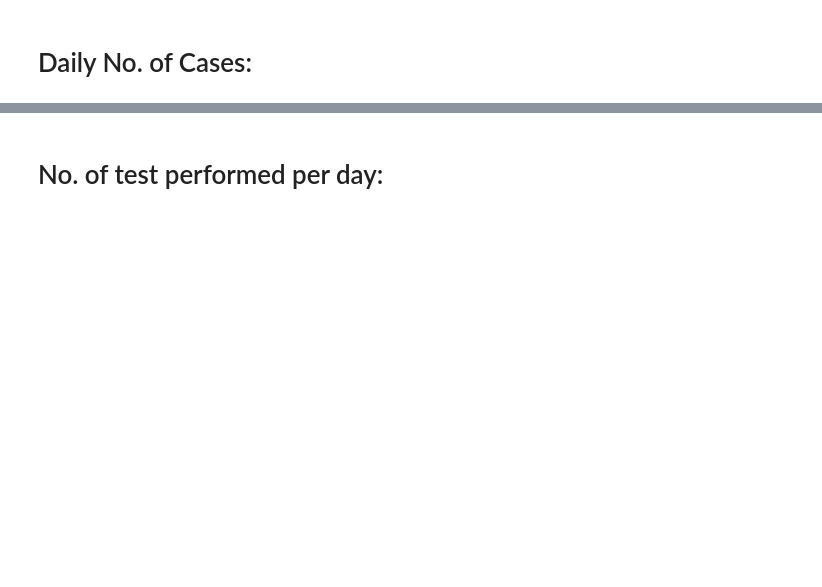
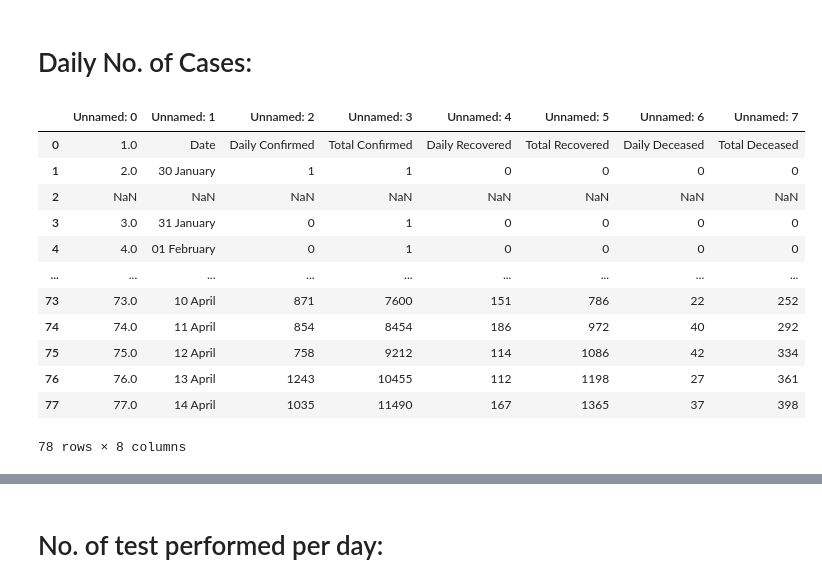
Before and after one commit to AVIJIT071993/COVID-19-INDIAN-TRACKER, a Jupyter notebook: COVID-19_INDIA.ipynb, the cells around one changed output, grey strips where cells are left out. Saved outputs shown, nothing was run; the diff lists cells and outputs as text; code cells hidden in the pictures; blank space fills up the shorter version.

```diff
--- a/COVID-19_INDIA.ipynb
+++ b/COVID-19_INDIA.ipynb
@@ -31,6 +31,22 @@ df[2].drop([1,2], axis=0, inplace=True)
 df[2].to_csv("Corona_India_doc.csv", index=False, header=None)
 # %% [markdown]
 # Daily No. of Cases:
+# %%
+df[5]
+# %% [output]
+|  | Unnamed: 0 | Unnamed: 1 | Unnamed: 2 | Unnamed: 3 | Unnamed: 4 | Unnamed: 5 | Unnamed: 6 | Unnamed: 7 |
+| 0 | 1.0 | Date | Daily Confirmed | Total Confirmed | Daily Recovered | Total Recovered | Daily Deceased | Total Deceased |
+| 1 | 2.0 | 30 January | 1 | 1 | 0 | 0 | 0 | 0 |
+| 2 | NaN | NaN | NaN | NaN | NaN | NaN | NaN | NaN |
+| 3 | 3.0 | 31 January | 0 | 1 | 0 | 0 | 0 | 0 |
+| 4 | 4.0 | 01 February | 0 | 1 | 0 | 0 | 0 | 0 |
+| ... | ... | ... | ... | ... | ... | ... | ... | ... |
+| 73 | 73.0 | 10 April | 871 | 7600 | 151 | 786 | 22 | 252 |
+| 74 | 74.0 | 11 April | 854 | 8454 | 186 | 972 | 40 | 292 |
+| 75 | 75.0 | 12 April | 758 | 9212 | 114 | 1086 | 42 | 334 |
+| 76 | 76.0 | 13 April | 1243 | 10455 | 112 | 1198 | 27 | 361 |
+| 77 | 77.0 | 14 April | 1035 | 11490 | 167 | 1365 | 37 | 398 |
+78 rows × 8 columns
 # %%
 df[5].drop(2, axis=0, inplace=True)
 # %%
```
Also changed, not shown: parts of 11 cells of this notebook, 4 other files.
